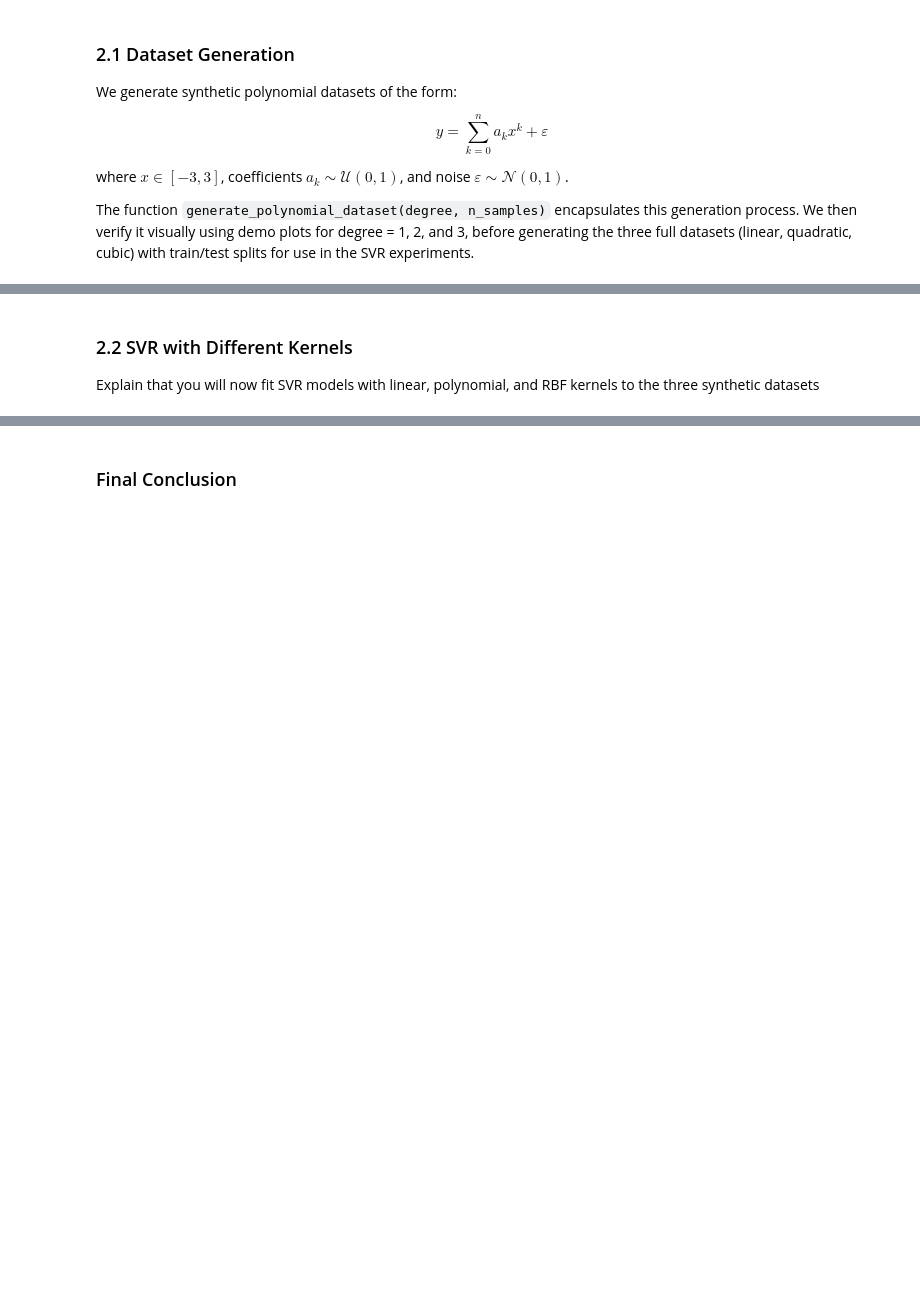
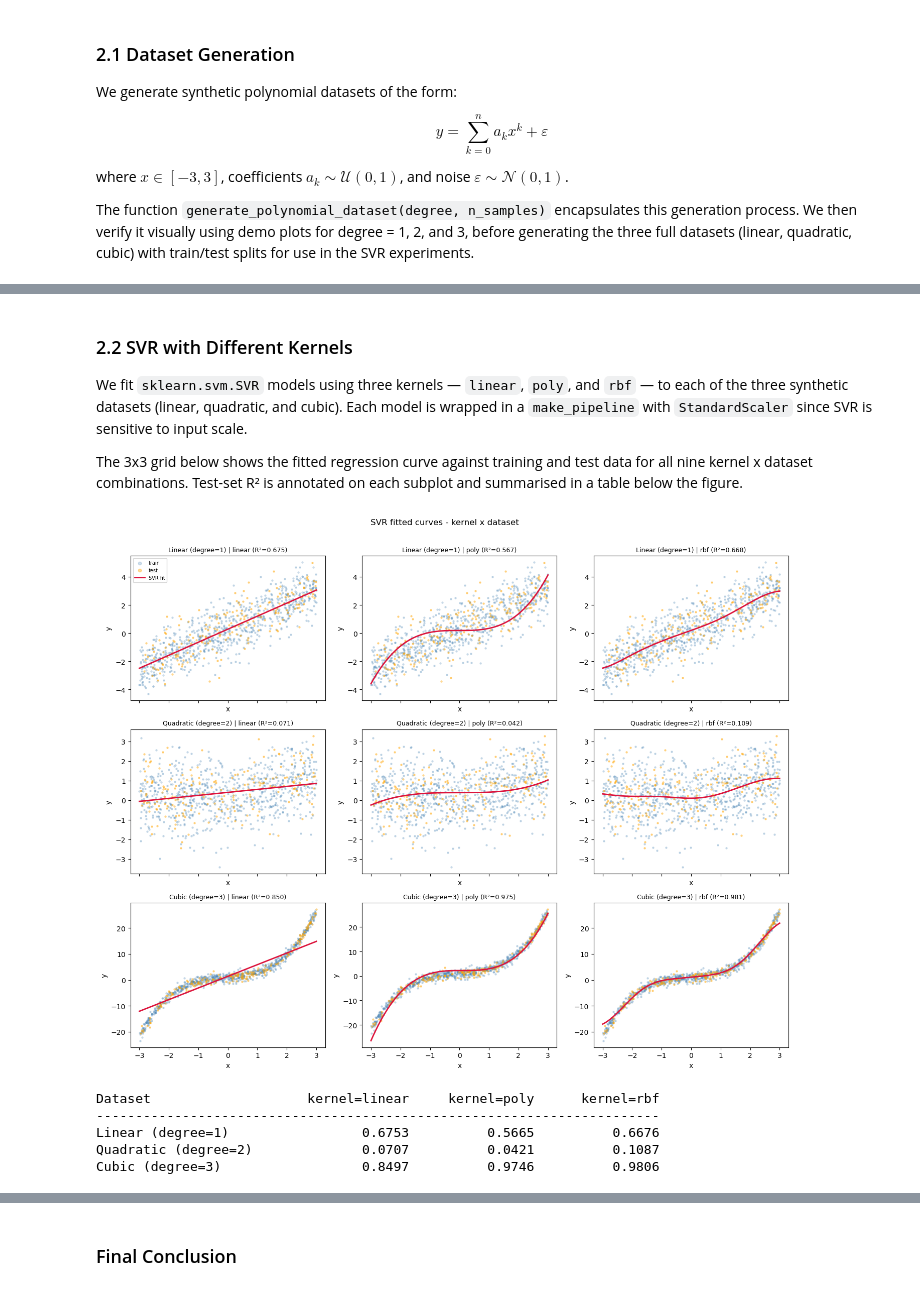
Before and after one commit to James-Wigfield/CITS5508-assignment-1, a Jupyter notebook: 23334375_assignment_1.ipynb, the cells around one changed output, grey strips where cells are left out. Saved outputs shown, nothing was run; the diff lists cells and outputs as text; code cells hidden in the pictures; blank space fills up the shorter version.

```diff
--- a/23334375_assignment_1.ipynb
+++ b/23334375_assignment_1.ipynb
@@ -376,7 +451,61 @@ print(f"Cubic:     train={X_cub_train.shape},  test={X_cub_test.shape}")
 # %% [markdown]
 ### 2.2 SVR with Different Kernels
-Explain that you will now fit SVR models with linear, polynomial, and RBF kernels to the three synthetic datasets
+
+We fit `sklearn.svm.SVR` models using three kernels — `linear`, `poly`, and `rbf` — to each of the three synthetic datasets (linear, quadratic, and cubic). Each model is wrapped in a `make_pipeline` with `StandardScaler` since SVR is sensitive to input scale.
+
+The 3x3 grid below shows the fitted regression curve against training and test data for all nine kernel x dataset combinations. Test-set R² is annotated on each subplot and summarised in a table below the figure.
 # %%
-# set up a loop or grid to train skleanr.svm.SVR models.
+from sklearn.svm import SVR
+from sklearn.pipeline import make_pipeline
+from sklearn.preprocessing import StandardScaler
+
+kernels = ['linear', 'poly', 'rbf']
+datasets = [
+    ('Linear (degree=1)', X_lin_train, y_lin_train, X_lin_test, y_lin_test),
+    ('Quadratic (degree=2)', X_quad_train, y_quad_train, X_quad_test, y_quad_test),
+    ('Cubic (degree=3)', X_cub_train, y_cub_train, X_cub_test, y_cub_test),
+]
+
+x_grid = np.linspace(-3, 3, 300).reshape(-1, 1)
+
+fig, axes = plt.subplots(3, 3, figsize=(14, 11), sharex=True)
+svr_models = {}
+
+for row, (name, X_tr, y_tr, X_te, y_te) in enumerate(datasets):
+    for col, kernel in enumerate(kernels):
+        ax = axes[row, col]
+        # SVR is sensitive to feature scale, so StandardScaler is important
+        svr = make_pipeline(StandardScaler(), SVR(kernel=kernel))
+        svr.fit(X_tr, y_tr)
+        svr_models[(name, kernel)] = svr
+
+        r2 = svr.score(X_te, y_te)
+        ax.scatter(X_tr, y_tr, s=5, alpha=0.25, color='steelblue', label='train')
+        ax.scatter(X_te, y_te, s=5, alpha=0.4, color='orange', label='test')
+        ax.plot(x_grid, svr.predict(x_grid), color='crimson', linewidth=2, label='SVR fit')
+        ax.set_title(f'{name} | {kernel} (R²={r2:.3f})', fontsize=9)
+        ax.set_xlabel('x')
+        ax.set_ylabel('y')
+        if row == 0 and col == 0:
+            ax.legend(fontsize=7, markerscale=2)
+
+plt.suptitle('SVR fitted curves - kernel x dataset', y=1.01)
+plt.tight_layout()
+plt.show()
+
+# R-squared summary table
+header = f"{'Dataset':<24}  " + '  '.join(f"{'kernel='+k:>14}" for k in kernels)
+print(header)
+print('-' * len(header))
+for name, X_tr, y_tr, X_te, y_te in datasets:
+    scores = [f"{svr_models[(name, k)].score(X_te, y_te):>14.4f}" for k in kernels]
+    print(f"{name:<24}  " + '  '.join(scores))
+# %% [output]
+[figure, added]
+Dataset                    kernel=linear     kernel=poly      kernel=rbf
+------------------------------------------------------------------------
+Linear (degree=1)                 0.6753          0.5665          0.6676
+Quadratic (degree=2)              0.0707          0.0421          0.1087
+Cubic (degree=3)                  0.8497          0.9746          0.9806
 # %% [markdown]
 #### Kernel Performance Analysis
```
Also changed, not shown: parts of 25 cells of this notebook, 3 other files.
